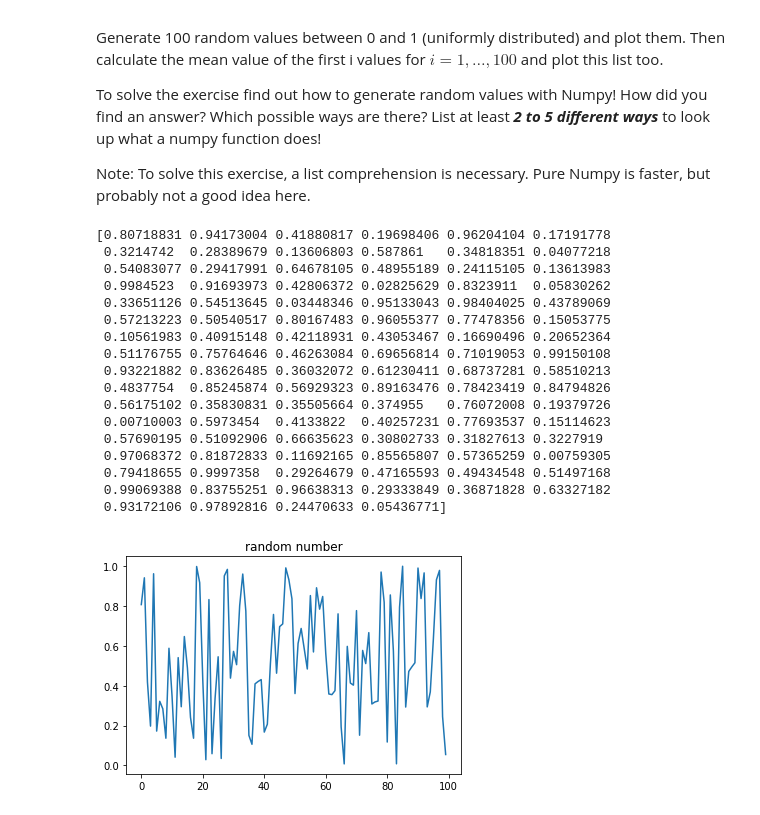
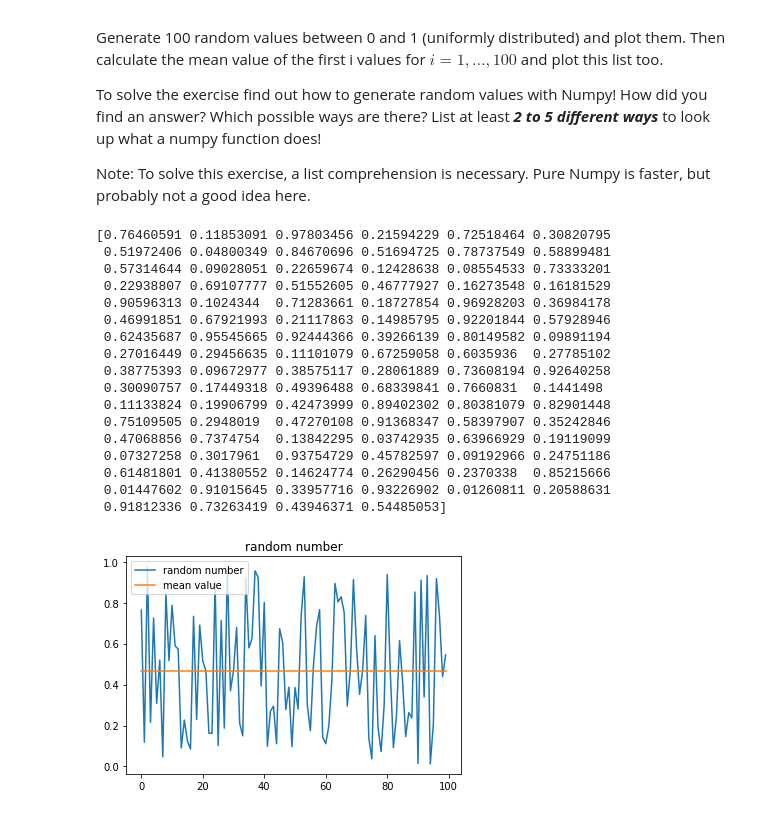
Before and after one commit to Bokubst/homework-scientific-computing, a Jupyter notebook: homework04-python-scientific-ecosystem/Homework 4-Vibol SAN.ipynb, the cells around one changed output. Saved outputs shown, nothing was run; the diff lists cells and outputs as text; code cells hidden in the pictures.

```diff
--- a/homework04-python-scientific-ecosystem/Homework 4-Vibol SAN.ipynb
+++ b/homework04-python-scientific-ecosystem/Homework 4-Vibol SAN.ipynb
@@ -100,31 +113,34 @@ Note: To solve this exercise, a list comprehension is necessary. Pure Numpy is f
 # %%
 import numpy as np
 import matplotlib.pyplot as plt
 
 random = np.random.random_sample(100)
+ran_mean = [np.mean(random) for i in random]
 print(random)
 
 plt.plot(random, label = 'random number')
+plt.plot(ran_mean, label = 'mean value')
 plt.title('random number')
+plt.legend()
 plt.show()
 # %% [output]
-[0.80718831 0.94173004 0.41880817 0.19698406 0.96204104 0.17191778
- 0.3214742  0.28389679 0.13606803 0.587861   0.34818351 0.04077218
- 0.54083077 0.29417991 0.64678105 0.48955189 0.24115105 0.13613983
- 0.9984523  0.91693973 0.42806372 0.02825629 0.8323911  0.05830262
- 0.33651126 0.54513645 0.03448346 0.95133043 0.98404025 0.43789069
- 0.57213223 0.50540517 0.80167483 0.96055377 0.77478356 0.15053775
- 0.10561983 0.40915148 0.42118931 0.43053467 0.16690496 0.20652364
- 0.51176755 0.75764646 0.46263084 0.69656814 0.71019053 0.99150108
- 0.93221882 0.83626485 0.36032072 0.61230411 0.68737281 0.58510213
- 0.4837754  0.85245874 0.56929323 0.89163476 0.78423419 0.84794826
- 0.56175102 0.35830831 0.35505664 0.374955   0.76072008 0.19379726
- 0.00710003 0.5973454  0.4133822  0.40257231 0.77693537 0.15114623
- 0.57690195 0.51092906 0.66635623 0.30802733 0.31827613 0.3227919
- 0.97068372 0.81872833 0.11692165 0.85565807 0.57365259 0.00759305
- 0.79418655 0.9997358  0.29264679 0.47165593 0.49434548 0.51497168
- 0.99069388 0.83755251 0.96638313 0.29333849 0.36871828 0.63327182
- 0.93172106 0.97892816 0.24470633 0.05436771]
+[0.76460591 0.11853091 0.97803456 0.21594229 0.72518464 0.30820795
+ 0.51972406 0.04800349 0.84670696 0.51694725 0.78737549 0.58899481
+ 0.57314644 0.09028051 0.22659674 0.12428638 0.08554533 0.73333201
+ 0.22938807 0.69107777 0.51552605 0.46777927 0.16273548 0.16181529
+ 0.90596313 0.1024344  0.71283661 0.18727854 0.96928203 0.36984178
+ 0.46991851 0.67921993 0.21117863 0.14985795 0.92201844 0.57928946
+ 0.62435687 0.95545665 0.92444366 0.39266139 0.80149582 0.09891194
+ 0.27016449 0.29456635 0.11101079 0.67259058 0.6035936  0.27785102
+ 0.38775393 0.09672977 0.38575117 0.28061889 0.73608194 0.92640258
+ 0.30090757 0.17449318 0.49396488 0.68339841 0.7660831  0.1441498
+ 0.11133824 0.19906799 0.42473999 0.89402302 0.80381079 0.82901448
+ 0.75109505 0.2948019  0.47270108 0.91368347 0.58397907 0.35242846
+ 0.47068856 0.7374754  0.13842295 0.03742935 0.63966929 0.19119099
+ 0.07327258 0.3017961  0.93754729 0.45782597 0.09192966 0.24751186
+ 0.61481801 0.41380552 0.14624774 0.26290456 0.2370338  0.85215666
+ 0.01447602 0.91015645 0.33957716 0.93226902 0.01260811 0.20588631
+ 0.91812336 0.73263419 0.43946371 0.54485053]
-[figure, old version]
+[figure, new version]
 # %%
 random1 = np.random.rand(100)
```
Also changed, not shown: parts of 6 cells of this notebook.
